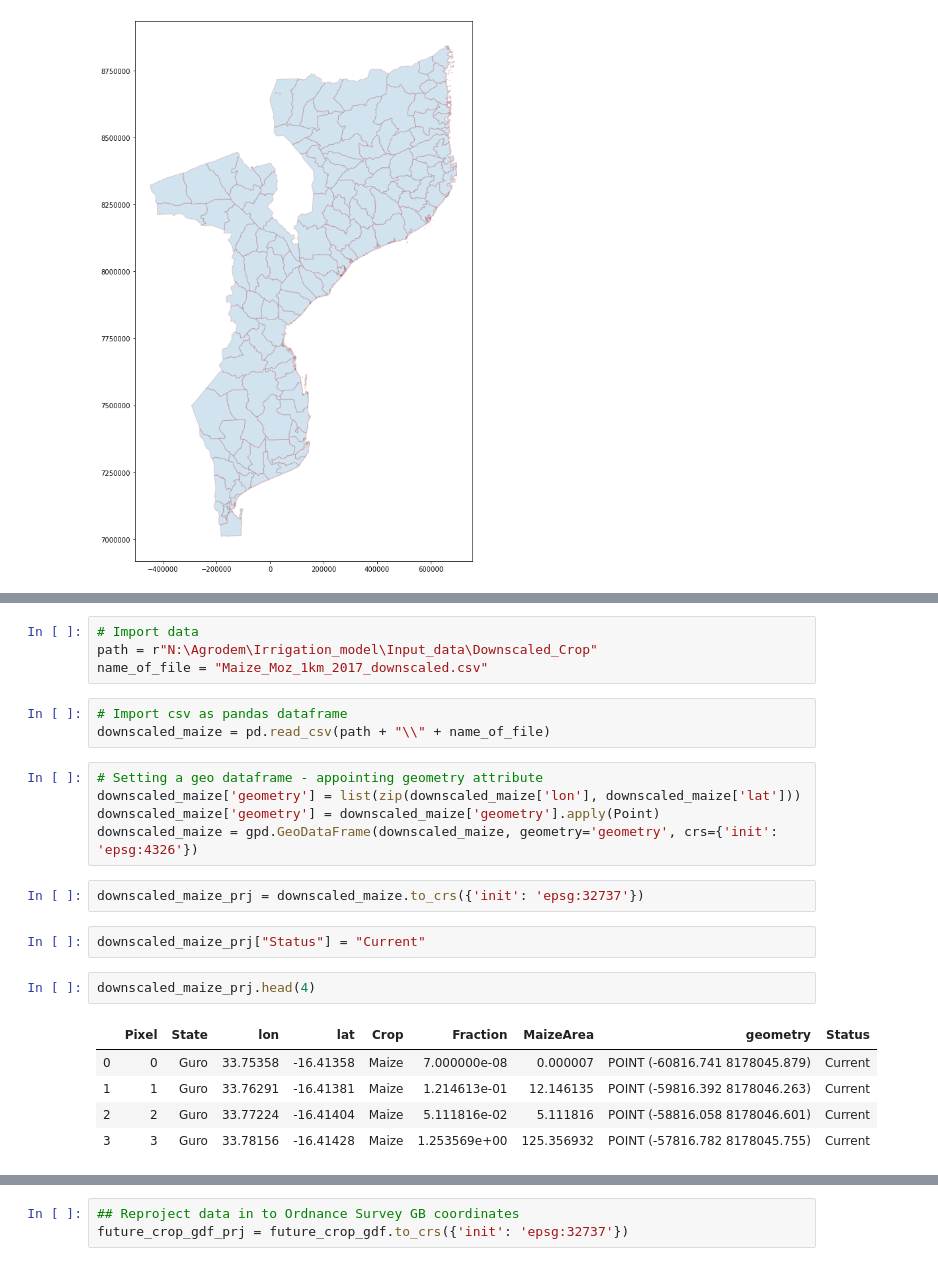
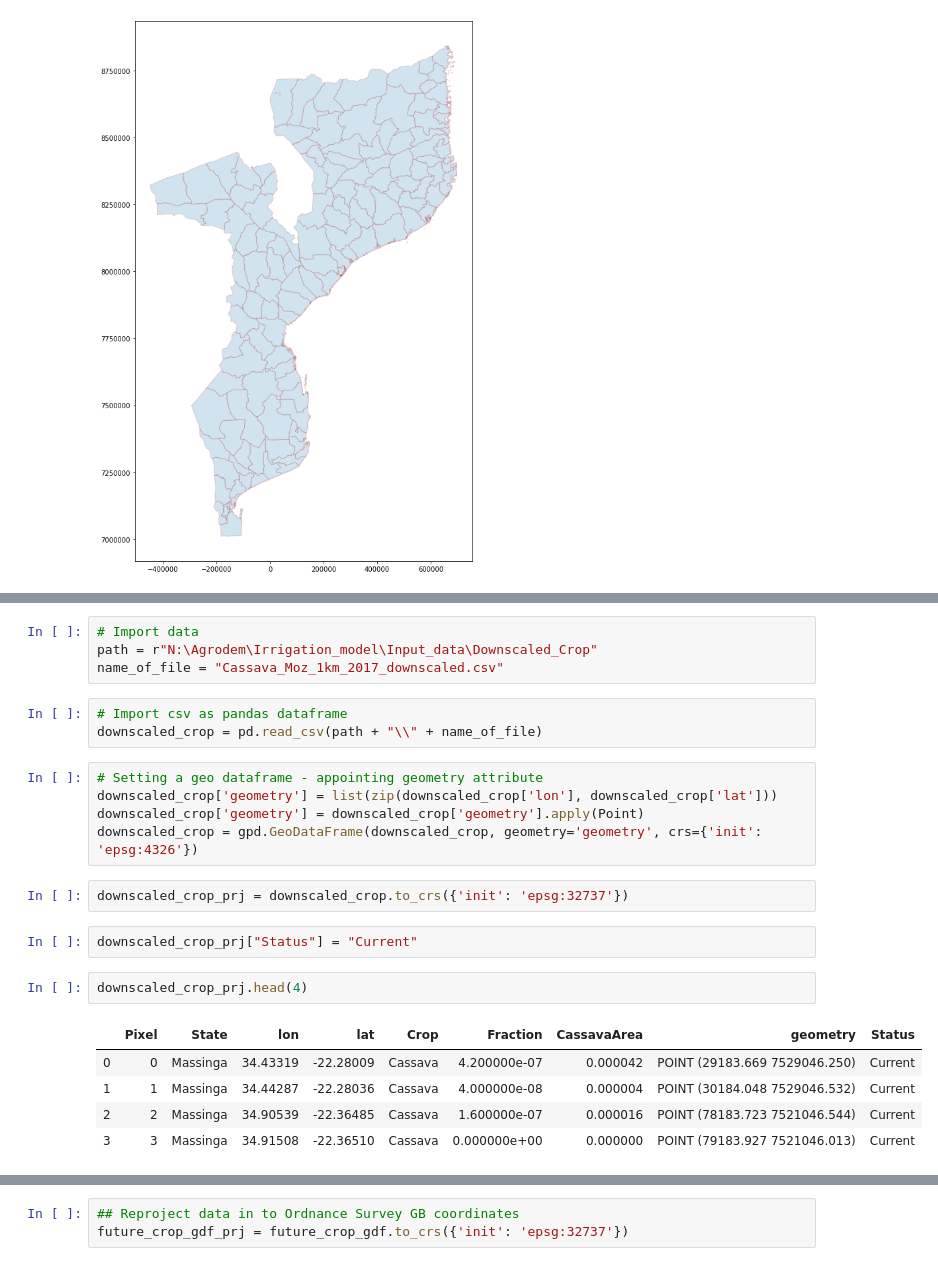
Before and after one commit to akorkovelos/agrodem, a Jupyter notebook: agrodem_preprocessing/Future_Scenarios/Processing_Future_Scen.ipynb, the cells around one changed output, grey strips where cells are left out. Drawn from its saved outputs; the diff is of its cells as text.

```diff
--- a/agrodem_preprocessing/Future_Scenarios/Processing_Future_Scen.ipynb
+++ b/agrodem_preprocessing/Future_Scenarios/Processing_Future_Scen.ipynb
@@ -43,27 +47,27 @@ ax.set_aspect('equal', 'box')
 # %%
 # Import data
 path = r"N:\Agrodem\Irrigation_model\Input_data\Downscaled_Crop"
-name_of_file = "Maize_Moz_1km_2017_downscaled.csv"
+name_of_file = "Cassava_Moz_1km_2017_downscaled.csv"
 # %%
 # Import csv as pandas dataframe
-downscaled_maize = pd.read_csv(path + "\\" + name_of_file)
+downscaled_crop = pd.read_csv(path + "\\" + name_of_file)
 # %%
 # Setting a geo dataframe - appointing geometry attribute
-downscaled_maize['geometry'] = list(zip(downscaled_maize['lon'], downscaled_maize['lat']))
-downscaled_maize['geometry'] = downscaled_maize['geometry'].apply(Point)
-downscaled_maize = gpd.GeoDataFrame(downscaled_maize, geometry='geometry', crs={'init': 'epsg:4326'})
+downscaled_crop['geometry'] = list(zip(downscaled_crop['lon'], downscaled_crop['lat']))
+downscaled_crop['geometry'] = downscaled_crop['geometry'].apply(Point)
+downscaled_crop = gpd.GeoDataFrame(downscaled_crop, geometry='geometry', crs={'init': 'epsg:4326'})
 # %%
-downscaled_maize_prj = downscaled_maize.to_crs({'init': 'epsg:32737'})
+downscaled_crop_prj = downscaled_crop.to_crs({'init': 'epsg:32737'})
 # %%
-downscaled_maize_prj["Status"] = "Current"
+downscaled_crop_prj["Status"] = "Current"
 # %%
-downscaled_maize_prj.head(4)
+downscaled_crop_prj.head(4)
 # %% [output]
-|  | Pixel | State | lon | lat | Crop | Fraction | MaizeArea | geometry | Status |
-| 0 | 0 | Guro | 33.75358 | -16.41358 | Maize | 7.000000e-08 | 0.000007 | POINT (-60816.741 8178045.879) | Current |
-| 1 | 1 | Guro | 33.76291 | -16.41381 | Maize | 1.214613e-01 | 12.146135 | POINT (-59816.392 8178046.263) | Current |
-| 2 | 2 | Guro | 33.77224 | -16.41404 | Maize | 5.111816e-02 | 5.111816 | POINT (-58816.058 8178046.601) | Current |
-| 3 | 3 | Guro | 33.78156 | -16.41428 | Maize | 1.253569e+00 | 125.356932 | POINT (-57816.782 8178045.755) | Current |
+|  | Pixel | State | lon | lat | Crop | Fraction | CassavaArea | geometry | Status |
+| 0 | 0 | Massinga | 34.43319 | -22.28009 | Cassava | 4.200000e-07 | 0.000042 | POINT (29183.669 7529046.250) | Current |
+| 1 | 1 | Massinga | 34.44287 | -22.28036 | Cassava | 4.000000e-08 | 0.000004 | POINT (30184.048 7529046.532) | Current |
+| 2 | 2 | Massinga | 34.90539 | -22.36485 | Cassava | 1.600000e-07 | 0.000016 | POINT (78183.723 7521046.544) | Current |
+| 3 | 3 | Massinga | 34.91508 | -22.36510 | Cassava | 0.000000e+00 | 0.000000 | POINT (79183.927 7521046.013) | Current |
 # %%
 fig, ax = plt.subplots(figsize=(15, 15))
 admin_gdf_prj.plot(ax=ax, edgecolor='brown', alpha=0.2)
```
Also changed, not shown: parts of 27 cells of this notebook, 4 other files.
